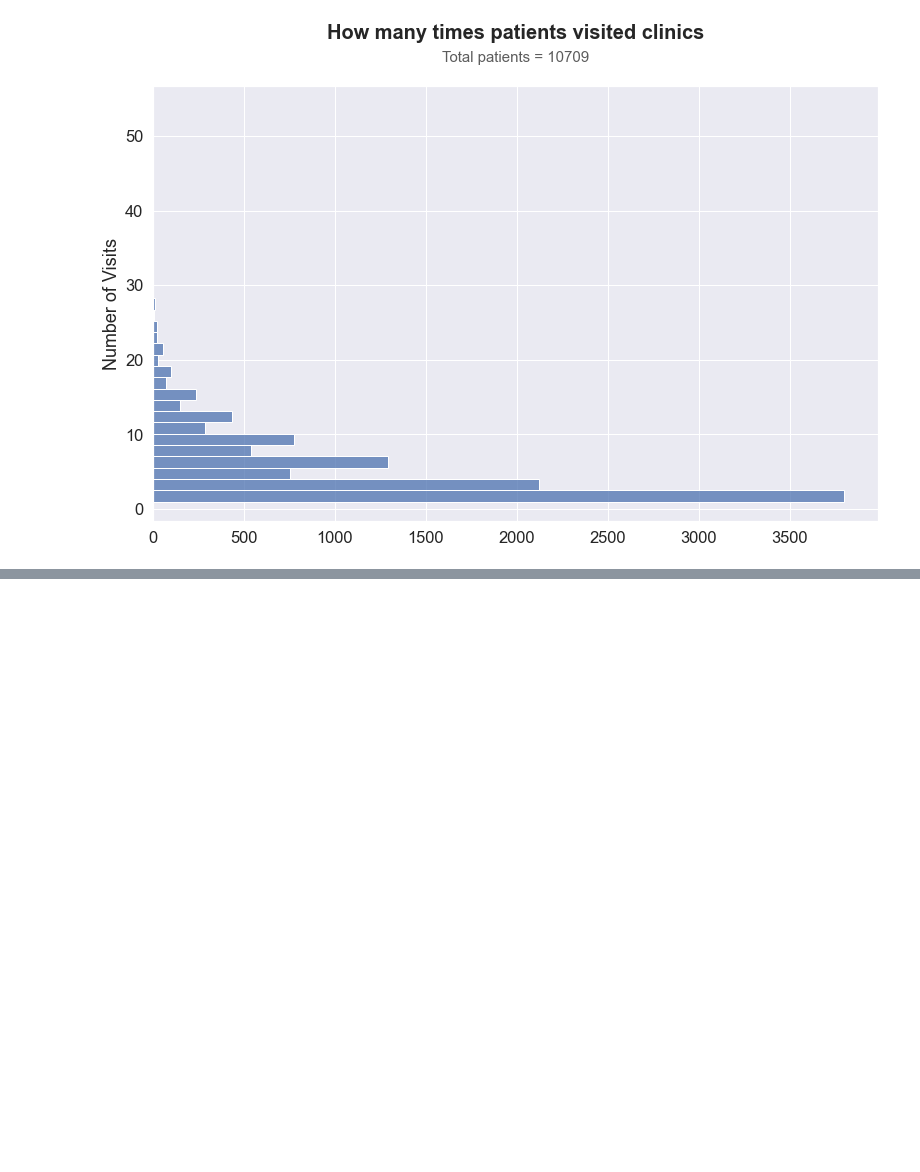
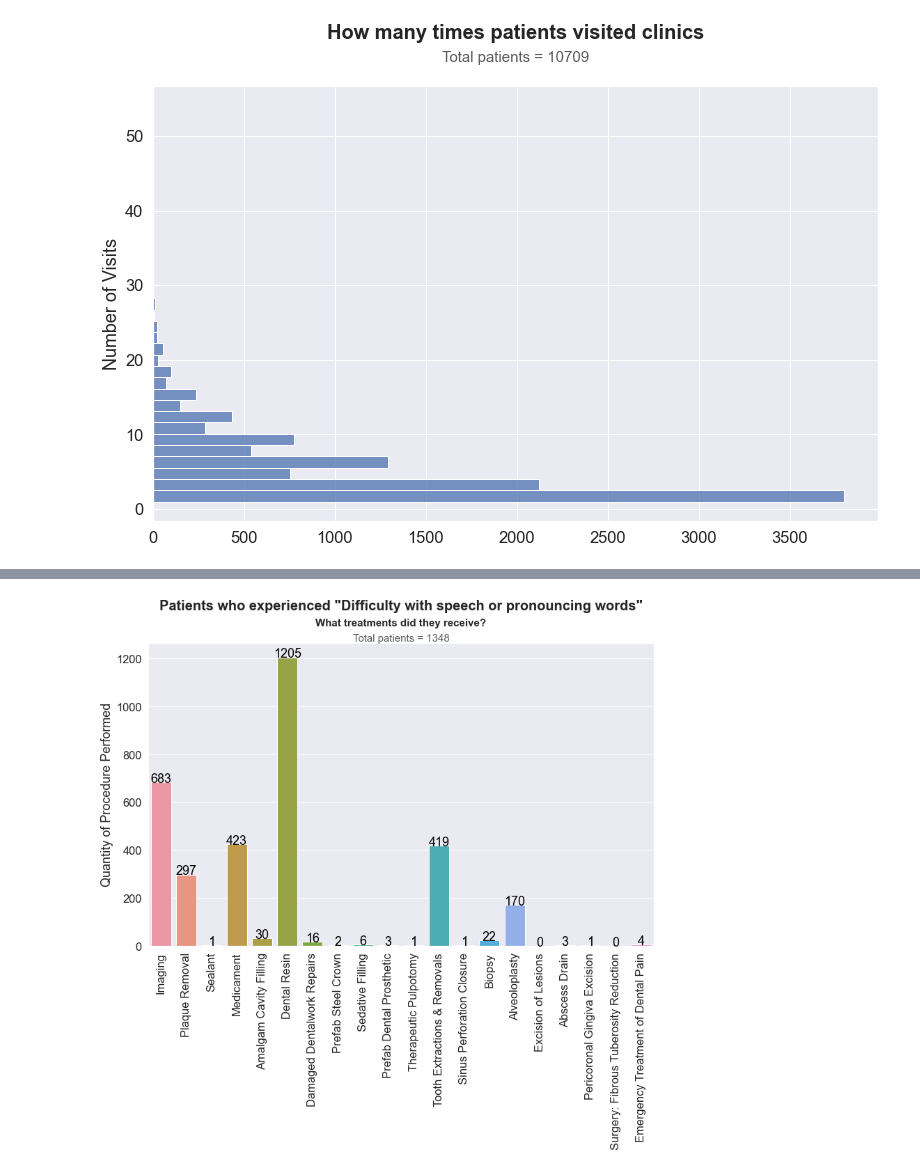
Before and after one commit to Rhunsilval/smile_on_python, a Jupyter notebook: notebooks/03_smileon_visualizations.ipynb, the cells around one changed output, grey strips where cells are left out. Drawn from its saved outputs; the diff is of its cells as text; code cells hidden in the pictures; blank space fills up the shorter version.

```diff
--- a/notebooks/03_smileon_visualizations.ipynb
+++ b/notebooks/03_smileon_visualizations.ipynb
@@ -400,0 +553,24 @@ Text(0.5, 1.05, 'Total patients = 10709')
+# %%
+speakinglist = [
+    ['Imaging',683],
+    ['Plaque Removal',297],
+    ['Sealant',1],
+    ['Medicament',423],
+    ['Amalgam Cavity Filling',30],
+    ['Dental Resin',1205],
+    ['Damaged Dentalwork Repairs',16],
+    ['Prefab Steel Crown',2],
+    ['Sedative Filling',6],
+    ['Prefab Dental Prosthetic',3],
+    ['Therapeutic Pulpotomy',1],
+    ['Tooth Extractions & Removals',419],
+    ['Sinus Perforation Closure',1],
+    ['Biopsy',22],
+    ['Alveoloplasty',170],
+    ['Excision of Lesions',0],
+    ['Abscess Drain',3],
+    ['Pericoronal Gingiva Excision',1],
+    ['Surgery: Fibrous Tuberosity Reduction',0],
+    ['Emergency Treatment of Dental Pain',4]]
+speaking_df = pd.DataFrame(speakinglist,columns = ['Dental_Treatment_Received','Number_of_Treatments_Performed'])
+speaking_df.head()
@@ -400,0 +584,16 @@ Text(0.5, 1.05, 'Total patients = 10709')
+# %%
+fig, ax = plt.subplots(figsize=(13,8))
+
+sp = sns.barplot(data=speaking_df, x='Dental_Treatment_Received', y='Number_of_Treatments_Performed', ax=ax)
+sp.set_xticklabels(sp.get_xticklabels(),rotation=90)
+sp.set(xlabel = '', ylabel='Quantity of Procedure Performed')
+sp.text(x=0.5, y=1.1, s='Patients who experienced "Difficulty with speech or pronouncing words"', fontsize=20, weight='bold',ha='center',va='bottom',transform=ax.transAxes)
+sp.text(x=0.5, y=1.05, s='What treatments did they receive?', fontsize=15, weight='bold',ha='center',va='bottom',transform=ax.transAxes)
+sp.text(x=0.5, y=1.0, s='Total patients = 1348', fontsize=15, alpha=0.75, ha='center', va='bottom', transform=ax.transAxes)
+
+for index, row in speaking_df.iterrows():
+    sp.text(row.name,row.Number_of_Treatments_Performed, round(row.Number_of_Treatments_Performed,2), color='black',ha='center')
+
+    #Note: my .sum() count for patients is 1348.  my column==1 count for patients is 1156.  why different?
+# %% [output]
+[figure, added]
```
Also changed, not shown: parts of 21 cells of this notebook, 5 other files.
